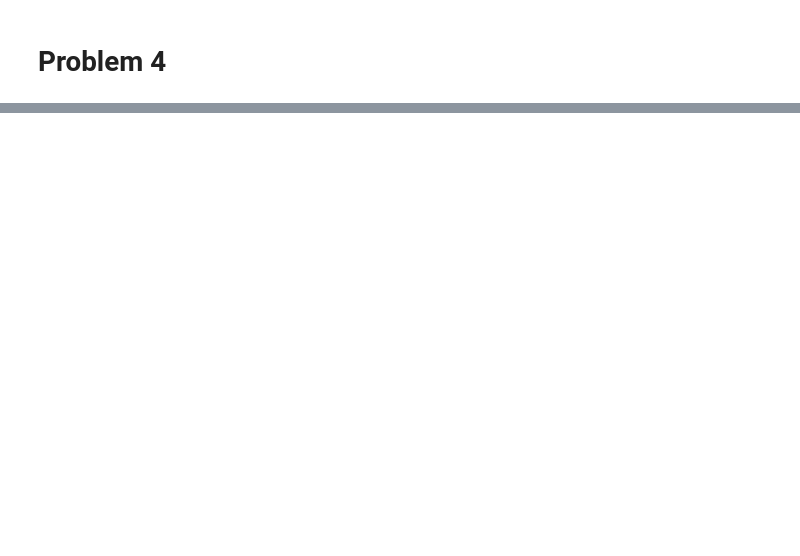
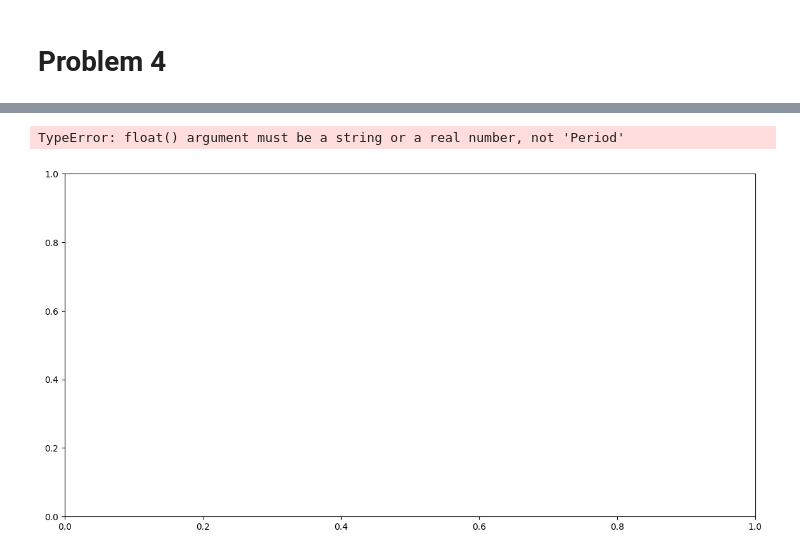
Before and after one commit to quantwav/lab3, a Jupyter notebook: Indigo_Lab3_q1_q2_q3_q4.ipynb, the cells around one changed output, grey strips where cells are left out. Saved outputs shown, nothing was run; the diff lists cells and outputs as text; code cells hidden in the pictures; blank space fills up the shorter version.

```diff
--- a/Indigo_Lab3_q1_q2_q3_q4.ipynb
+++ b/Indigo_Lab3_q1_q2_q3_q4.ipynb
@@ -299,0 +302,11 @@ v. **Financial projections**:
+# %%
+df_raw_t['transaction_date'] = pd.to_datetime(df_raw_t['date'])
+df_raw_c['first_purchase_date'] = pd.to_datetime(df_raw_c['cohort_date'])
+
+df_merged = df_raw_t.merge(df_raw_c[['customer_id', 'first_purchase_date']], on='customer_id', how='left')
+df_merged['customer_type'] = df_merged.apply(lambda x: 'New' if x['transaction_date'] == x['first_purchase_date'] else 'Existing', axis=1)
+# %%
+monthly_revenue = df_merged.groupby([df_merged['transaction_date'].dt.to_period('M'), 'customer_type'])['amount_spent'].sum().unstack(fill_value=0).astype(int)
+monthly_revenue['Existing%'] = monthly_revenue['Existing']/ (monthly_revenue['Existing']+monthly_revenue['New'])
+monthly_revenue['New%'] = monthly_revenue['New']/ (monthly_revenue['Existing']+monthly_revenue['New'])
+print(monthly_revenue)
@@ -299,0 +331,33 @@ v. **Financial projections**:
+# %%
+import matplotlib.pyplot as plt
+
+# 假设 monthly_revenue 是您的 DataFrame
+# 并且它已经包含了正确的时间序列索引
+
+# 绘制时间序列图
+plt.figure(figsize=(14, 7))  # 设置图表大小
+
+# 绘制现有客户的收入占比
+plt.plot(monthly_revenue.index, monthly_revenue['Existing%'], label='Existing Customer Revenue %', marker='o')
+
+# 绘制新客户的收入占比
+plt.plot(monthly_revenue.index, monthly_revenue['New%'], label='New Customer Revenue %', marker='x')
+
+# 添加图表标题和坐标轴标签
+plt.title('Monthly Revenue Percentage by Customer Type')
+plt.xlabel('Date')
+plt.ylabel('Revenue Percentage')
+
+# 显示图例
+plt.legend()
+
+# 美化图表
+plt.grid(True)
+plt.xticks(rotation=45)  # 旋转x轴标签，提高可读性
+plt.tight_layout()  # 自动调整子图参数，填充整个图形区域
+
+# 显示图表
+plt.show()
+# %% [output]
+TypeError: float() argument must be a string or a real number, not 'Period'
+[figure, added]
```
Also changed, not shown: parts of 5 cells of this notebook.
